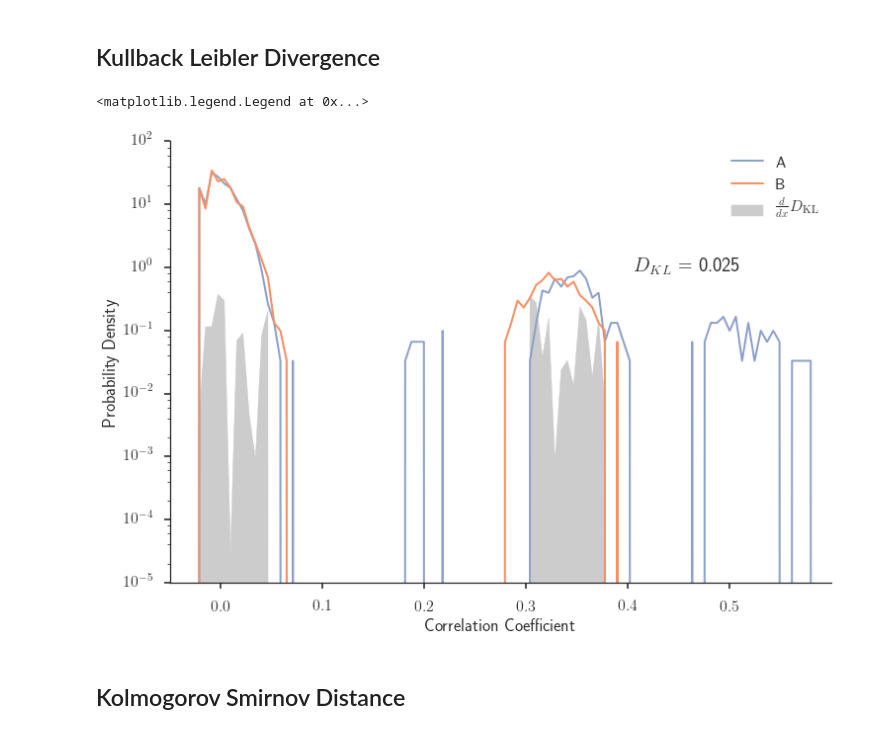
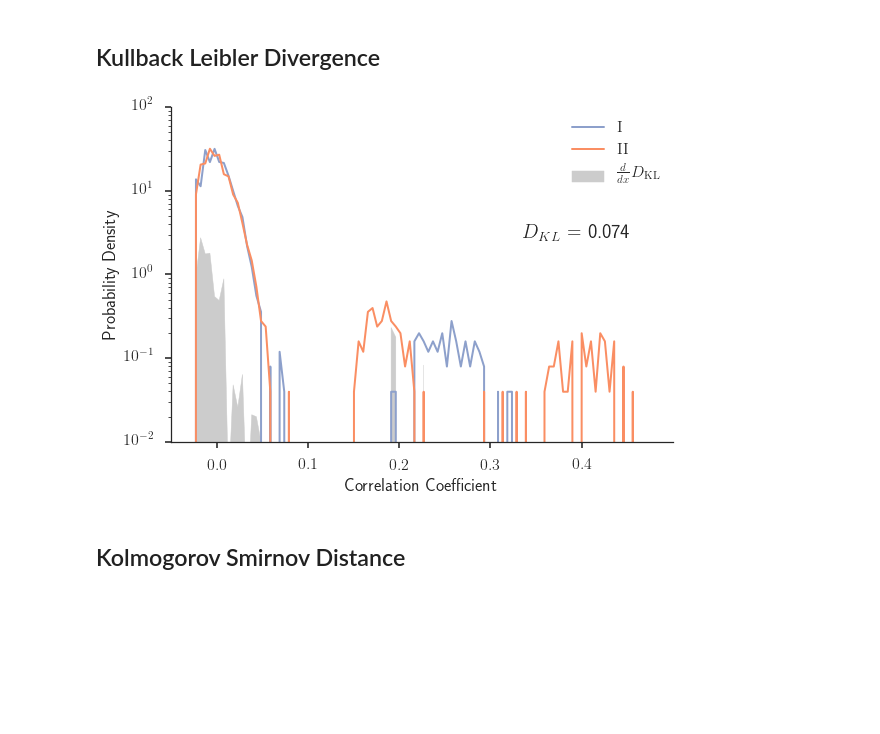
Before and after one commit to rgutzen/ValidationTools, a Jupyter notebook: Method_Section_images.ipynb, the cells around one changed output. Cells and saved outputs as stored; diff of their text form; code cells hidden in the pictures; blank space fills up the shorter version.

```diff
--- a/Method_Section_images.ipynb
+++ b/Method_Section_images.ipynb
@@ -29,10 +29,10 @@ sns.set(style='ticks', palette='Set2', context='poster')
 ## Test Networks
 # %%
 size = 100
-A_A = [20, 10, 5]
-cc_A = [.3, .5, .2]
-A_B = [20, 5]
-cc_B = [.3, .3]
+A_A = [10, 6, 3]
+cc_A = [.2, .2, .3]
+A_B = [10, 13, 3]
+cc_B = [.4, .2, .3]
 rate = 10*Hz
 tstart = 0*ms
 tstop = 10000*ms
@@ -69,7 +71,7 @@ rasterplot(model_A.spiketrains + model_B.spiketrains, ax=ax, key_list=['Model',
 # %%
-from networkunit.tests.base_tests import correlation_test, model2model_test
+# from networkunit.tests.base_tests import correlation_test, model2model_test
 
-class m2m_cov_kl_test_2msbins_100sample(correlation_test, model2model_test):
+class m2m_cov_kl_test_2msbins_100sample(tests.correlation_dist_test, tests.model2model_test):
     score_type = scores.kl_divergence
     params = {'max_subsamplesize': 100,
               'align_to_0' : True,
@@ -80,11 +82,12 @@ class m2m_cov_kl_test_2msbins_100sample(correlation_test, model2model_test):
 test = m2m_cov_kl_test_2msbins_100sample(model_B)
 
 sns.set(style='ticks', palette='Set2', context='poster')
-fig, ax = plt.subplots(nrows=1, ncols=1, figsize=(8,7))
+fig, ax = plt.subplots(nrows=1, ncols=1, figsize=(6,6))
 fig.tight_layout()
 sns.despine()
 
-test.visualize_sample(model_A, ax=ax, sample_names=['B','A'], var_name='Correlation Coefficient')
+test.visualize_samples(model_A, ax=ax, sample_names=['B','A'], var_name='Correlation Coefficient')
+ax.legend([r'$\mathrm{II}$',r'$\mathrm{I}$'])
 
-# plt.savefig('/home/robin/Sciebo/Documents/Thesis/Figures/dist_method_test_data.png')
+plt.savefig('/home/robin/Sciebo/Documents/Thesis/Figures/dist_method_test_data.pdf', bbox_inches='tight')
 # %% [output]
@@ -93,9 +95,9 @@ test.visualize_sample(model_A, ax=ax, sample_names=['B','A'], var_name='Correlat
 # %% [markdown]
 ## Kullback Leibler Divergence
 # %%
-from networkunit.tests.base_tests import correlation_test, model2model_test
+# from networkunit.tests.base_tests import correlation_test, model2model_test
 
-class m2m_cov_kl_test_2msbins_100sample(correlation_test, model2model_test):
+class m2m_cov_kl_test_2msbins_100sample(tests.correlation_dist_test, tests.model2model_test):
     score_type = scores.kl_divergence
     params = {'max_subsamplesize': 100,
               'align_to_0' : True,
@@ -106,26 +108,25 @@ class m2m_cov_kl_test_2msbins_100sample(correlation_test, model2model_test):
 test = m2m_cov_kl_test_2msbins_100sample(model_A)
 # %%
 sns.set(style='ticks', palette='Set2', context='poster')
-fig, ax = plt.subplots(nrows=1, ncols=1, figsize=(12,8))
+fig, ax = plt.subplots(nrows=1, ncols=1, figsize=(9,6))
 # fig.tight_layout()
 
-test.visualize_score(model=model_B, ax=ax, var_name='Correlation Coefficient',
-                     sample_names=['A','B']);
-ax.set_xlim((-.05,.6))
+test.visualize_score(model_B, ax=ax, var_name='Correlation Coefficient')
+ax.set_xlim((-.05,.5))
+ax.set_ylim((0.01,100))
 sns.despine()
 
 score = test.judge(model_B)
 
-ax.text(.7, .7, r'$D_{KL}$ = ' + '{:.3f}'.format(score.score),
+ax.text(.7, .6, r'$D_{KL}$ = ' + '{:.3f}'.format(score.score),
         fontsize=20, transform=ax.transAxes)
 
 h, l = ax.get_legend_handles_labels()
-ax.legend([h[0],h[1],h[2]], [l[0],l[1],r'$\frac{d}{dx} D_\mathrm{KL}$'])
+ax.legend([h[0],h[1],h[2]], [r'$\mathrm{I}$',r'$\mathrm{II}$',r'$\frac{d}{dx} D_\mathrm{KL}$'])
 
-# plt.savefig('/home/robin/Sciebo/Documents/Thesis/Figures/DKL_example.png')
+plt.savefig('/home/robin/Sciebo/Documents/Thesis/Figures/DKL_example.pdf', bbox_inches='tight')
 # %% [output]
-<matplotlib.legend.Legend at 0x...>
-[figure, old version]
+[figure, new version]
 # %% [markdown]
 ## Kolmogorov Smirnov Distance
 # %%
```
Also changed, not shown: parts of 11 cells of this notebook, 6 other files.
